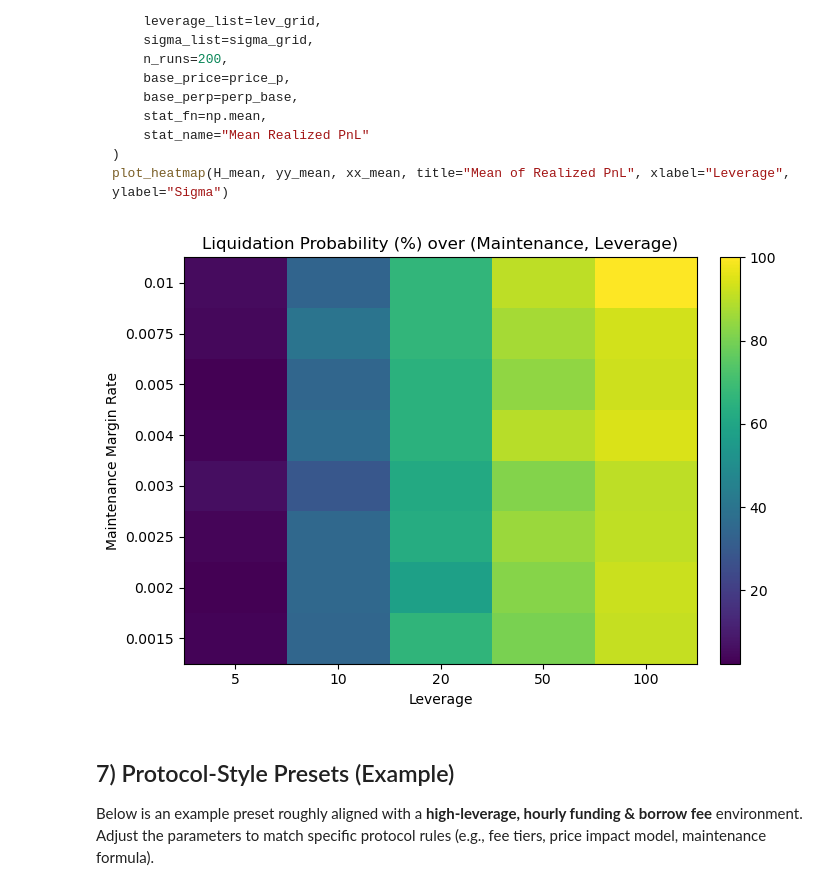
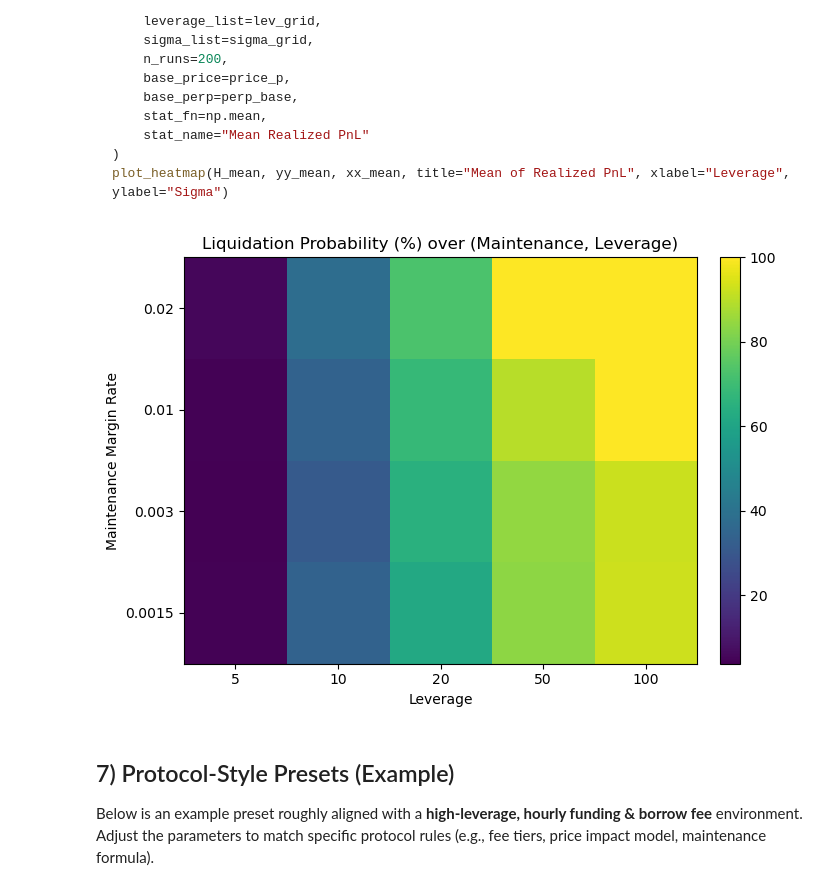
Before and after one commit to LucaPennella/sok-defi-derivatives, a Jupyter notebook: Perpetuals-Simulation-Notebook.ipynb, the cells around one changed output. Saved outputs shown, nothing was run; the diff lists cells and outputs as text; code cells hidden in the pictures.

```diff
--- a/Perpetuals-Simulation-Notebook.ipynb
+++ b/Perpetuals-Simulation-Notebook.ipynb
@@ -567,35 +567,35 @@ def heatmap_stat_over_pnl_mmr_leverage(
         for j, L in enumerate(leverage_list):
             price_p = PriceProcessParams(**{**base_price.__dict__})
             perp_p  = PerpParams(**{**base_perp.__dict__, "maintenance_margin_rate": mmr, "leverage": L})
             out = simulate_batch(n_runs=n_runs, price_params=price_p, perp_params=perp_p)
             H[i, j] = stat_fn(out["df"]["realized_pnl"].values)
     return H
 
 def plot_heatmap(matrix: np.ndarray, y_ticks: List[float], x_ticks: List[float],
                  title: str, xlabel: str, ylabel: str) -> None:
     """Single heatmap figure (matplotlib only; no custom colors)."""
     plt.figure(figsize=(7,5))
     im = plt.imshow(matrix, aspect="auto", origin="lower")
     plt.colorbar(im, fraction=0.046, pad=0.04)
     plt.xticks(range(len(x_ticks)), x_ticks)
     plt.yticks(range(len(y_ticks)), y_ticks)
     plt.title(title)
     plt.xlabel(xlabel)
     plt.ylabel(ylabel)
     plt.tight_layout()
     plt.show()
 
 
 # --- Example heatmaps ---
 lev_grid  = [5, 10, 20, 50, 100]
-mmr_grid2 = [0.0015, 0.0020, 0.0025, 0.0030, 0.0040, 0.0050, 0.0075, 0.0100]
+mmr_grid2 = [0.0015,  0.0030, 0.0100, 0.0200]
 
 H_liq = heatmap_liq_prob_mmr_leverage(mmr_grid2, lev_grid, n_runs=500, base_price=price_p, base_perp=perp_base)
 plot_heatmap(100*H_liq, mmr_grid2, lev_grid,
              title="Liquidation Probability (%) over (Maintenance, Leverage)",
              xlabel="Leverage", ylabel="Maintenance Margin Rate")
 # %% [output]
-[figure, old version]
+[figure, new version]
 # %% [markdown]
 
 <a id='presets'></a>
```
Also changed, not shown: parts of 9 cells of this notebook.
